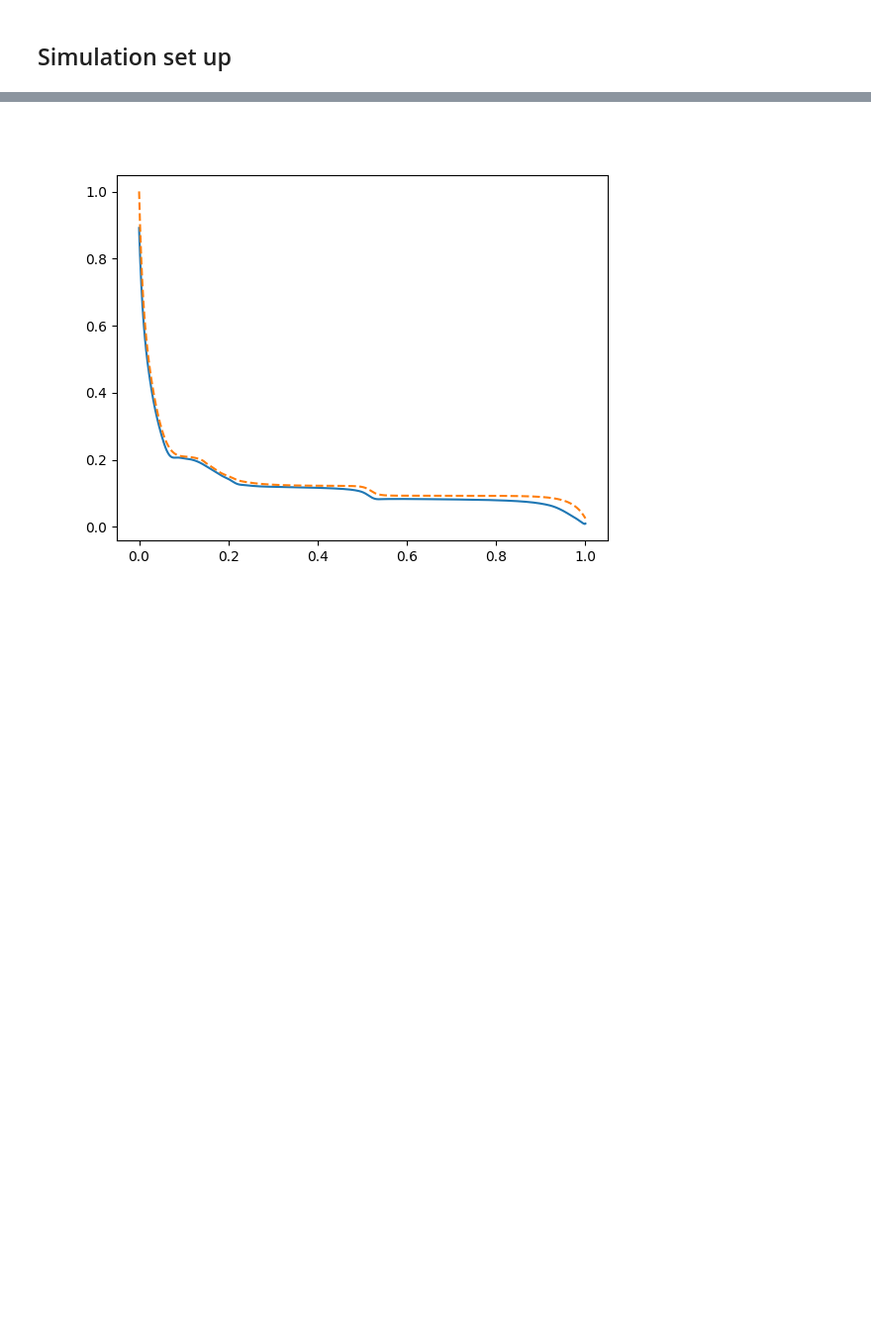
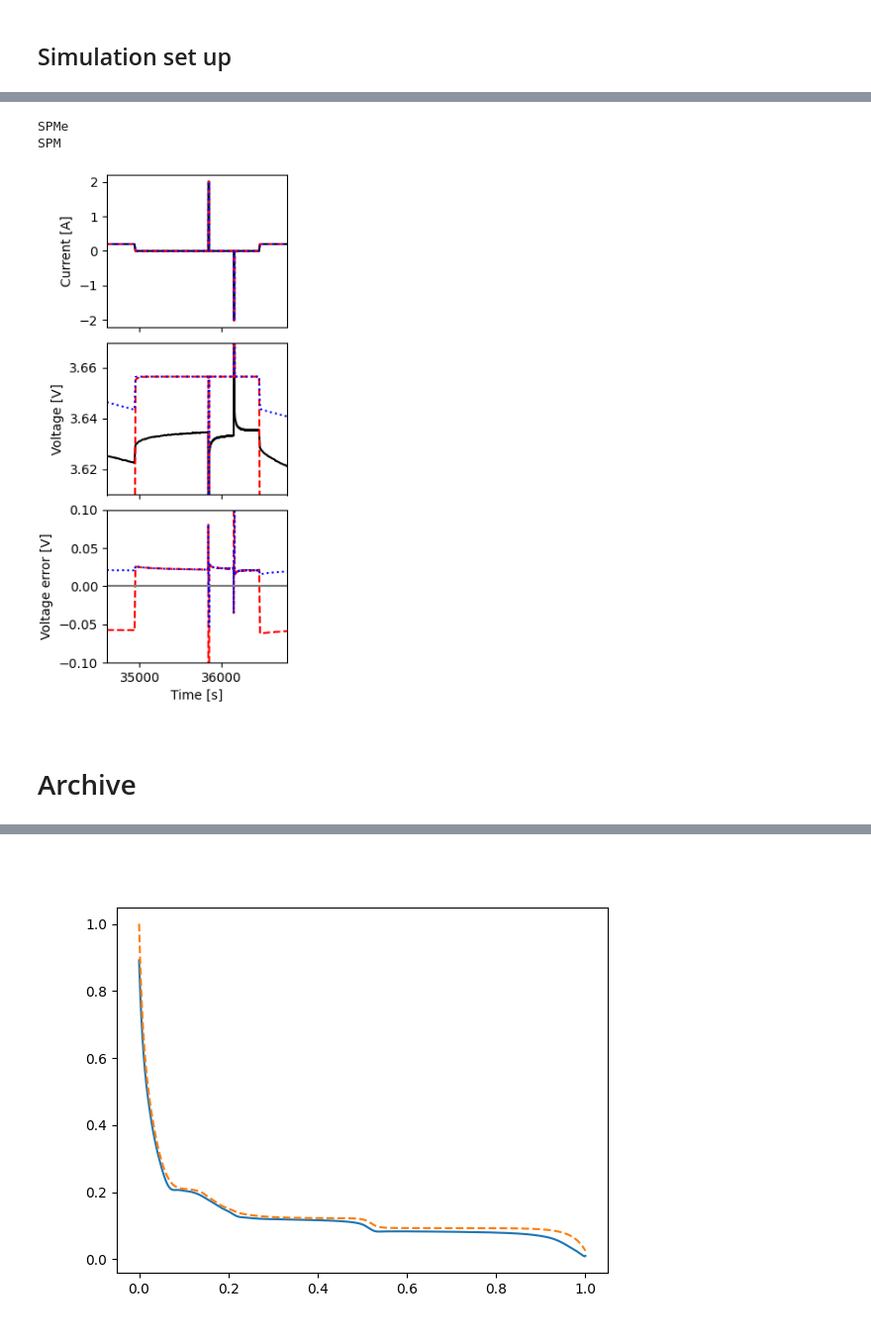
Before and after one commit to viviantran27/PyBaMM, a Jupyter notebook: degradation_model/tuning_umbl2022feb/verify_initial_parameters.ipynb, the cells around one changed output, grey strips where cells are left out. Shown at 99% size. Saved outputs shown, nothing was run; the diff lists cells and outputs as text; code cells hidden in the pictures; blank space fills up the shorter version.

```diff
--- a/degradation_model/tuning_umbl2022feb/verify_initial_parameters.ipynb
+++ b/degradation_model/tuning_umbl2022feb/verify_initial_parameters.ipynb
@@ -218,0 +252,55 @@ SPMe
+# %%
+fig,axs = plt.subplots(3,1,figsize=(3,6), sharex=True)
+plt.subplots_adjust(hspace=0.1, left = 0.25, top = 0.99) #, wspace=0.5, hspace=0.1
+axs = axs.flatten()
+linestyles = ['r--', 'b:']
+for s,(model,sol,ls) in enumerate(zip(models,sols,linestyles)):
+    print(model.name)
+    # plot data and sim results
+    t = sol["Time [s]"].entries
+    I = sol["Current [A]"].entries
+    Q = sol['Discharge capacity [A.h]'].entries
+    Vt = sol["Terminal voltage [V]"].entries
+
+
+    ax = axs[0]
+    if s==0:
+        ax.plot(t_data,I_data,'k', label = 'Data')
+    ax.plot(t,I,ls,  label = model.name)
+    ax.set_xlim(left=0)
+    # ax.set_xlabel('Time [s]')
+    ax.set_ylabel('Current [A]')
+    # ax.set_title(cell_name + f' (RPT {rpt_num})')
+
+    ax = axs[1]
+    e_V = Vt - np.interp(t,t_data, V_data)
+    rmse_v = np.sqrt(np.mean(e_V**2))
+    if s==0:
+        ax.plot(t_data,V_data,'k', label = 'Data')
+    ax.plot(t,Vt,ls,  label = model.name + f' (RMSE = {round(rmse_v*1000,3)} mV)')
+    ax.set_xlim(left=0)
+    ax.set_ylim([3.61,3.67])
+    # ax.set_xlabel('Time [s]')
+    ax.set_ylabel('Voltage [V]')
+    # ax.legend(loc='lower left')
+
+    ax = axs[2]
+    ax.plot(t,e_V,ls)
+    xlims = ax.get_xlim()
+    ax.plot(xlims, [0]*2, 'grey')
+    ax.set_xlim(left=0)
+    ax.set_ylim([-0.1,0.1])
+    ax.set_xlabel('Time [s]')
+    ax.set_ylabel('Voltage error [V]')
+
+ax.set_xlim([34000+60*10, 38000-60*20])
+# fig.tight_layout()
+# handles, labels = axs[0].get_legend_handles_labels()
+# fig.legend(handles, labels, loc='upper center', ncol = 2, bbox_to_anchor=(0.5, 1), fancybox=True) #prop={'size': 10},
+plt.savefig('./figs/' + cell_name + '_subcycle_zoom.jpg',format='jpg',dpi=300)
+# %% [output]
+SPMe
+SPM
+[figure, added]
+# %% [markdown]
+# Archive
```
Also changed, not shown: parts of 12 cells of this notebook, 42 other files.
